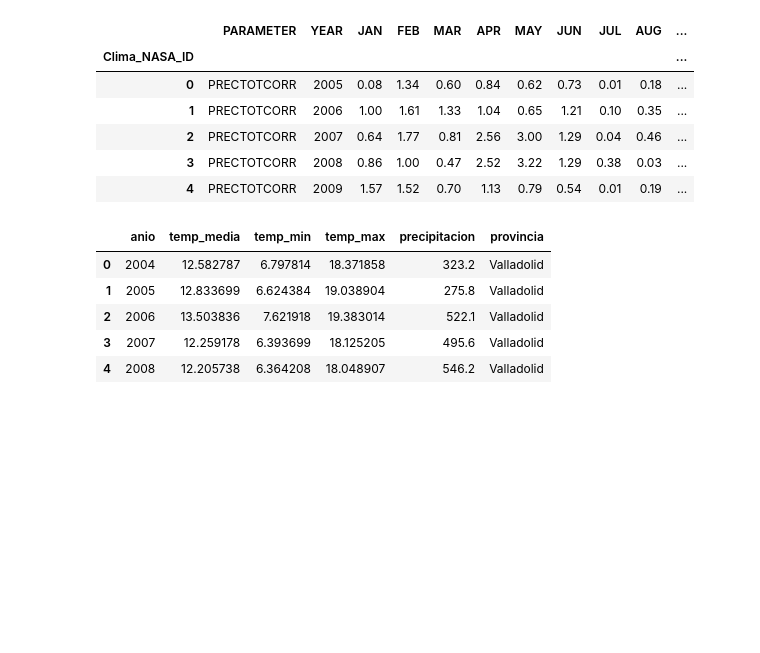
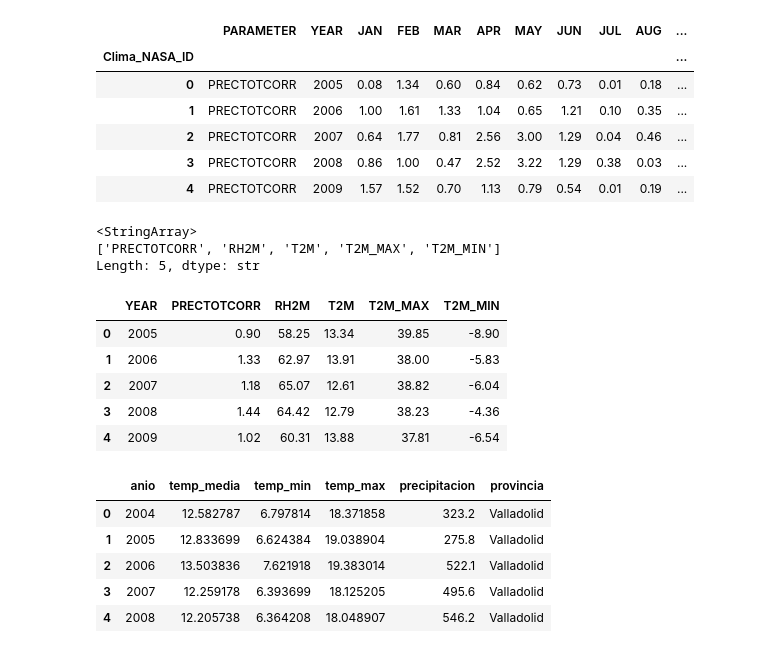
Before and after one commit to RosaSierr0609/Impacto-del-clima-en-la-agricultura-, a Jupyter notebook: 1. Exploración_preprocesamiento.ipynb, the cells around one changed output. Saved outputs shown, nothing was run; the diff lists cells and outputs as text; code cells hidden in the pictures; blank space fills up the shorter version.

Commit message:
Modifico fichero NASA
Modifico fichero NASA para convertir filas en columnas

```diff
--- a/1. Exploración_preprocesamiento.ipynb
+++ b/1. Exploración_preprocesamiento.ipynb
@@ -477,6 +477,30 @@ clima_NASA_copia.head()
 clima_NASA_final = clima_NASA_copia
 # %%
 clima_NASA_final.index.name = 'Clima_NASA_ID'
+# %%
+#Convierto las filas de meses en una columna
+clima_NASA_final["PARAMETER"].unique()
+# %% [output]
+<StringArray>
+['PRECTOTCORR', 'RH2M', 'T2M', 'T2M_MAX', 'T2M_MIN']
+Length: 5, dtype: str
+# %%
+clima_NASA_final = clima_NASA_final[["PARAMETER", "YEAR", "ANN"]].pivot(
+    index="YEAR",
+    columns="PARAMETER",
+    values="ANN"
+).reset_index()
+
+clima_NASA_final.columns.name = None  # elimina el nombre "PARAMETER" de las columnas
+
+clima_NASA_final.head(5)
+# %% [output]
+|  | YEAR | PRECTOTCORR | RH2M | T2M | T2M_MAX | T2M_MIN |
+| 0 | 2005 | 0.90 | 58.25 | 13.34 | 39.85 | -8.90 |
+| 1 | 2006 | 1.33 | 62.97 | 13.91 | 38.00 | -5.83 |
+| 2 | 2007 | 1.18 | 65.07 | 12.61 | 38.82 | -6.04 |
+| 3 | 2008 | 1.44 | 64.42 | 12.79 | 38.23 | -4.36 |
+| 4 | 2009 | 1.02 | 60.31 | 13.88 | 37.81 | -6.54 |
 # %%
 #Revisión de columnas AEMET
 clima_AEMET_copia.head()
```
Also changed, not shown: 1 other file.
